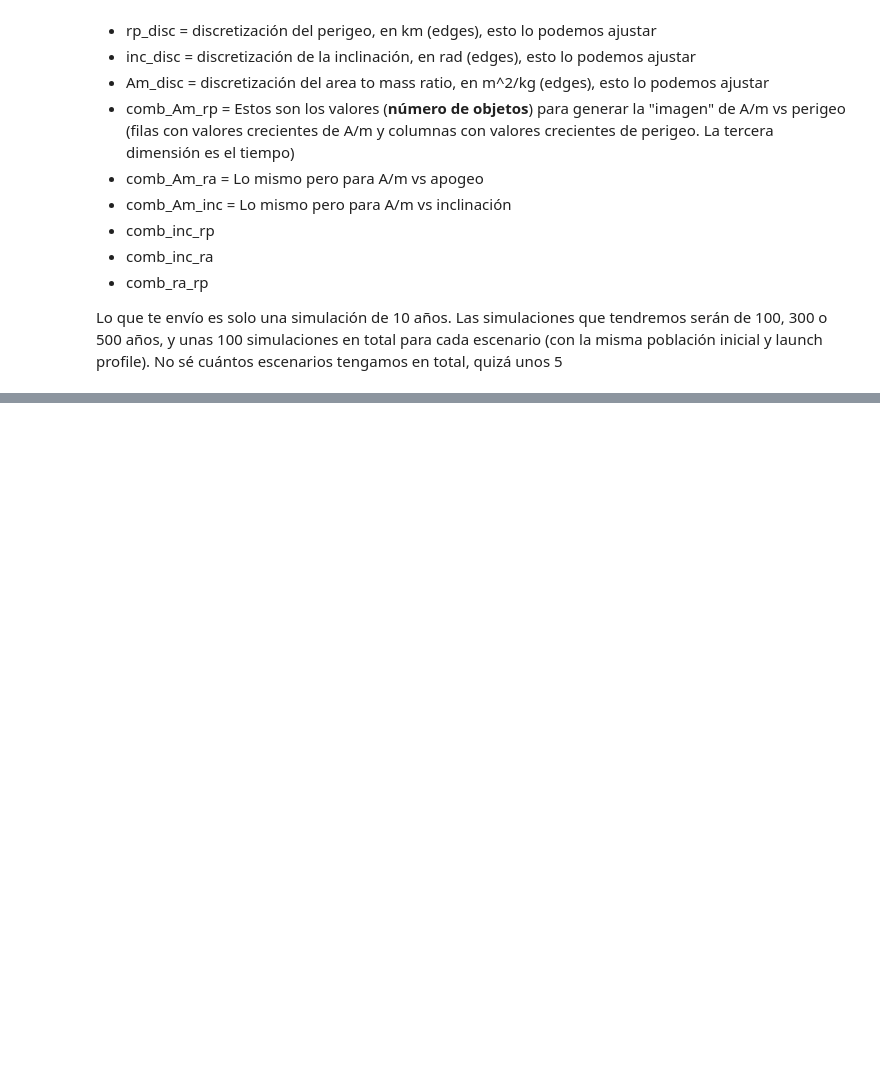
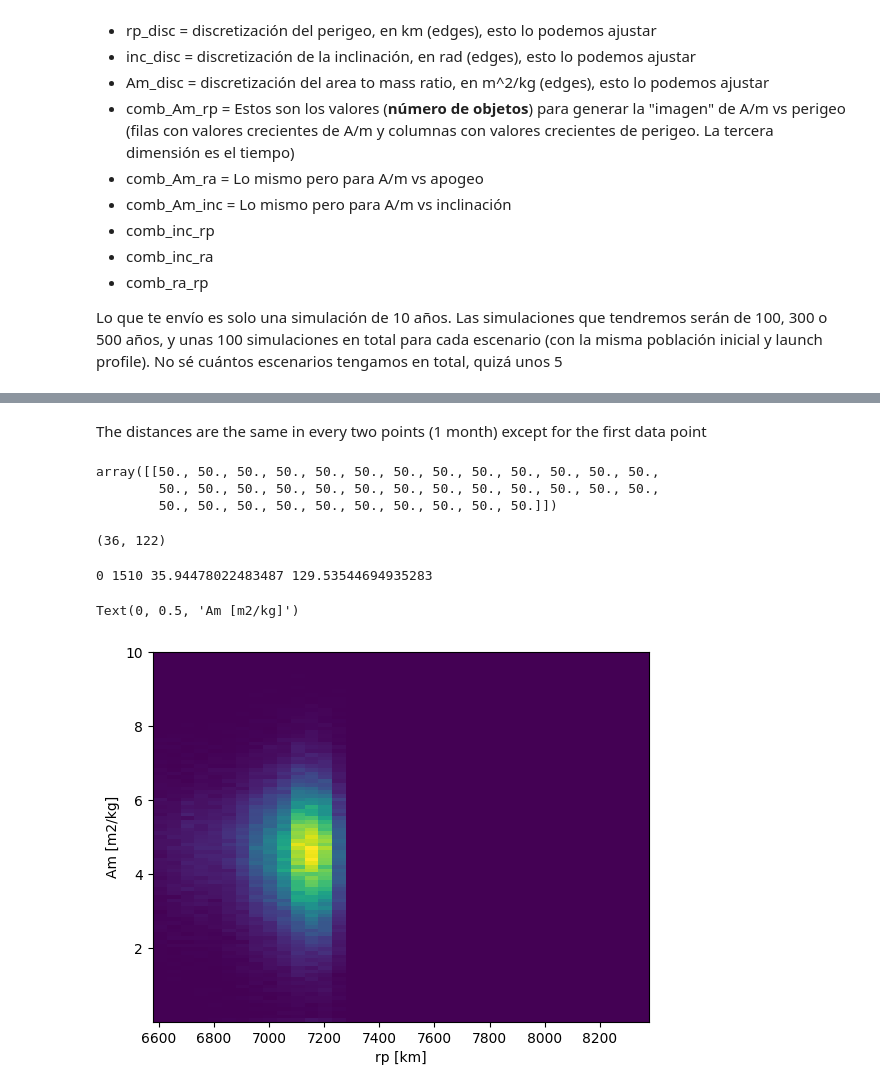
Before and after one commit to ARCLab-MIT/mocat-ml, a Jupyter notebook: nbs/mocat_ml_draftsheet.ipynb, the cells around one changed output, grey strips where cells are left out. Drawn from its saved outputs; the diff is of its cells as text; code cells hidden in the pictures; blank space fills up the shorter version.

```diff
--- a/nbs/mocat_ml_draftsheet.ipynb
+++ b/nbs/mocat_ml_draftsheet.ipynb
@@ -52,0 +114,4 @@ Lo que te envío es solo una simulación de 10 años. Las simulaciones que tendr
+# %%
+
+
+mat = scipy.io.loadmat('../data/SommaMult_3_x10_x10_0215_1_part_1_density.mat')
@@ -52,0 +123,4 @@ Lo que te envío es solo una simulación de 10 años. Las simulaciones que tendr
+# %%
+# Remove every key starting with '__' from the dictionary
+mat = {k: v for k, v in mat.items() if not k.startswith('__')}
+mat.keys()
@@ -52,0 +188,31 @@ Lo que te envío es solo una simulación de 10 años. Las simulaciones que tendr
+# %% [markdown]
+The distances are the same in every two points (1 month) except for the first data point
+# %%
+# Do the same (prit distances) with the array 'ra_disc'
+np.diff(mat['ra_disc'])
+# %% [output]
+array([[50., 50., 50., 50., 50., 50., 50., 50., 50., 50., 50., 50., 50.,
+        50., 50., 50., 50., 50., 50., 50., 50., 50., 50., 50., 50., 50.,
+        50., 50., 50., 50., 50., 50., 50., 50., 50., 50.]])
+# %%
+mat['comb_Am_rp'][0].shape
+# %% [output]
+(36, 122)
+# %%
+# Get some statistics about the matrix 'comb_Am_rp'
+print(np.min(mat['comb_Am_rp']), np.max(mat['comb_Am_rp']), np.mean(mat['comb_Am_rp']), np.std(mat['comb_Am_rp']))
+
+# Plot the first epoch of that sequence of matrices as a 2D distribution (time is in the last dimension)
+# The labels of the x axis should be taken from the array 'rp_disc', whereas the
+# ones of the y axis should be taken from the array 'Am_disc'
+# The titles of the axis should be 'rp' and 'Am', respectively
+plt.imshow(mat['comb_Am_rp'][:,:,0], extent=[np.min(mat['rp_disc']),
+                                                np.max(mat['rp_disc']),
+                                                np.min(mat['Am_disc']),
+                                                np.max(mat['Am_disc'])], aspect='auto')
+plt.xlabel('rp [km]')
+plt.ylabel('Am [m2/kg]')
+# %% [output]
+0 1510 35.94478022483487 129.53544694935283
+Text(0, 0.5, 'Am [m2/kg]')
+[figure, added]
```
Also changed, not shown: parts of 14 cells of this notebook, 5 other files.
